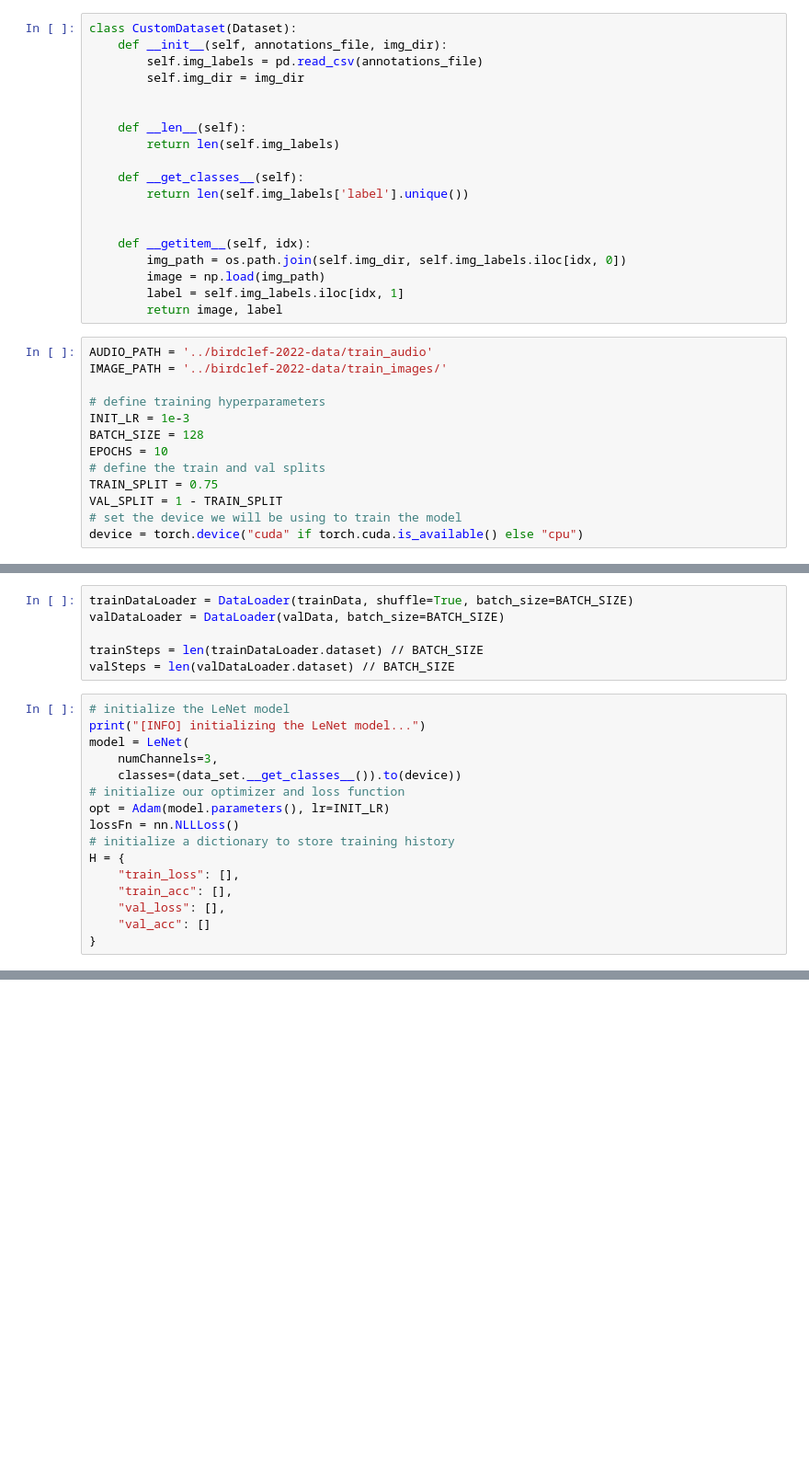
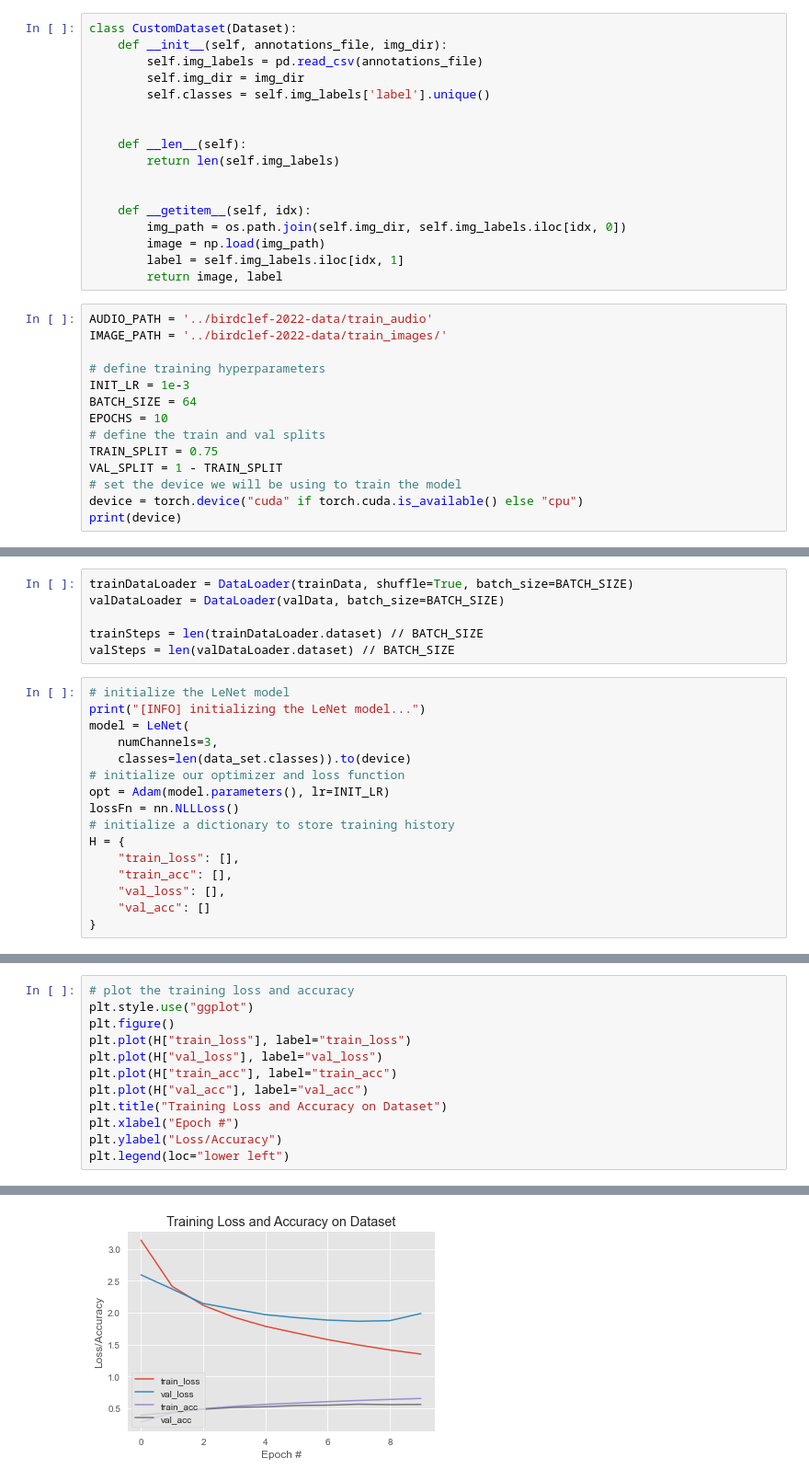
Before and after one commit to HuBaX/birdclef2022, a Jupyter notebook: model.ipynb, the cells around one changed output, grey strips where cells are left out. Shown at 92% size. Cells and saved outputs as stored; diff of their text form; blank space fills up the shorter version.

Commit message:
finish data processing and get baseline CNN model running

```diff
--- a/model.ipynb
+++ b/model.ipynb
@@ -74,13 +112,11 @@ class CustomDataset(Dataset):
 	def __init__(self, annotations_file, img_dir):
 		self.img_labels = pd.read_csv(annotations_file)
 		self.img_dir = img_dir
+		self.classes = self.img_labels['label'].unique()
 
 
 	def __len__(self):
 		return len(self.img_labels)
-
-	def __get_classes__(self):
-		return len(self.img_labels['label'].unique())
 
 
 	def __getitem__(self, idx):
@@ -94,10 +130,11 @@ IMAGE_PATH = '../birdclef-2022-data/train_images/'
 
 # define training hyperparameters
 INIT_LR = 1e-3
-BATCH_SIZE = 128
+BATCH_SIZE = 64
 EPOCHS = 10
 # define the train and val splits
 TRAIN_SPLIT = 0.75
 VAL_SPLIT = 1 - TRAIN_SPLIT
 # set the device we will be using to train the model
 device = torch.device("cuda" if torch.cuda.is_available() else "cpu")
+print(device)
@@ -146,7 +189,7 @@ valSteps = len(valDataLoader.dataset) // BATCH_SIZE
 print("[INFO] initializing the LeNet model...")
 model = LeNet(
 	numChannels=3,
-	classes=(data_set.__get_classes__()).to(device))
+	classes=len(data_set.classes)).to(device)
 # initialize our optimizer and loss function
 opt = Adam(model.parameters(), lr=INIT_LR)
 lossFn = nn.NLLLoss()
@@ -209,0 +300,13 @@ for e in range(0, EPOCHS):
+# %%
+# plot the training loss and accuracy
+plt.style.use("ggplot")
+plt.figure()
+plt.plot(H["train_loss"], label="train_loss")
+plt.plot(H["val_loss"], label="val_loss")
+plt.plot(H["train_acc"], label="train_acc")
+plt.plot(H["val_acc"], label="val_acc")
+plt.title("Training Loss and Accuracy on Dataset")
+plt.xlabel("Epoch #")
+plt.ylabel("Loss/Accuracy")
+plt.legend(loc="lower left")
+# %% [output]
@@ -210,3 +314,4 @@ for e in range(0, EPOCHS):
+[figure, added]
 # %%
 path_name = '../birdclef-2022-data/train_images/afrsil1/XC125458_0.npy'
 spec = np.load(path_name)
```
Also changed, not shown: parts of 9 cells of this notebook.
